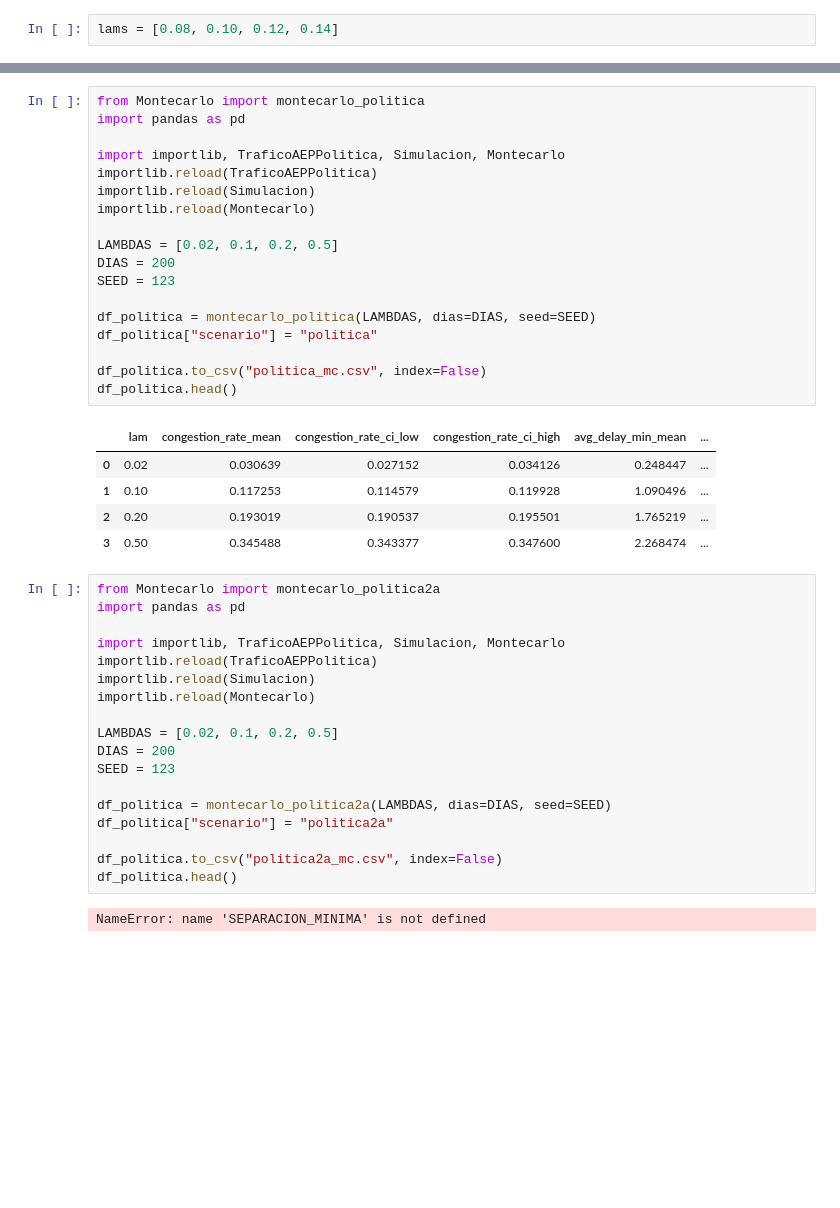
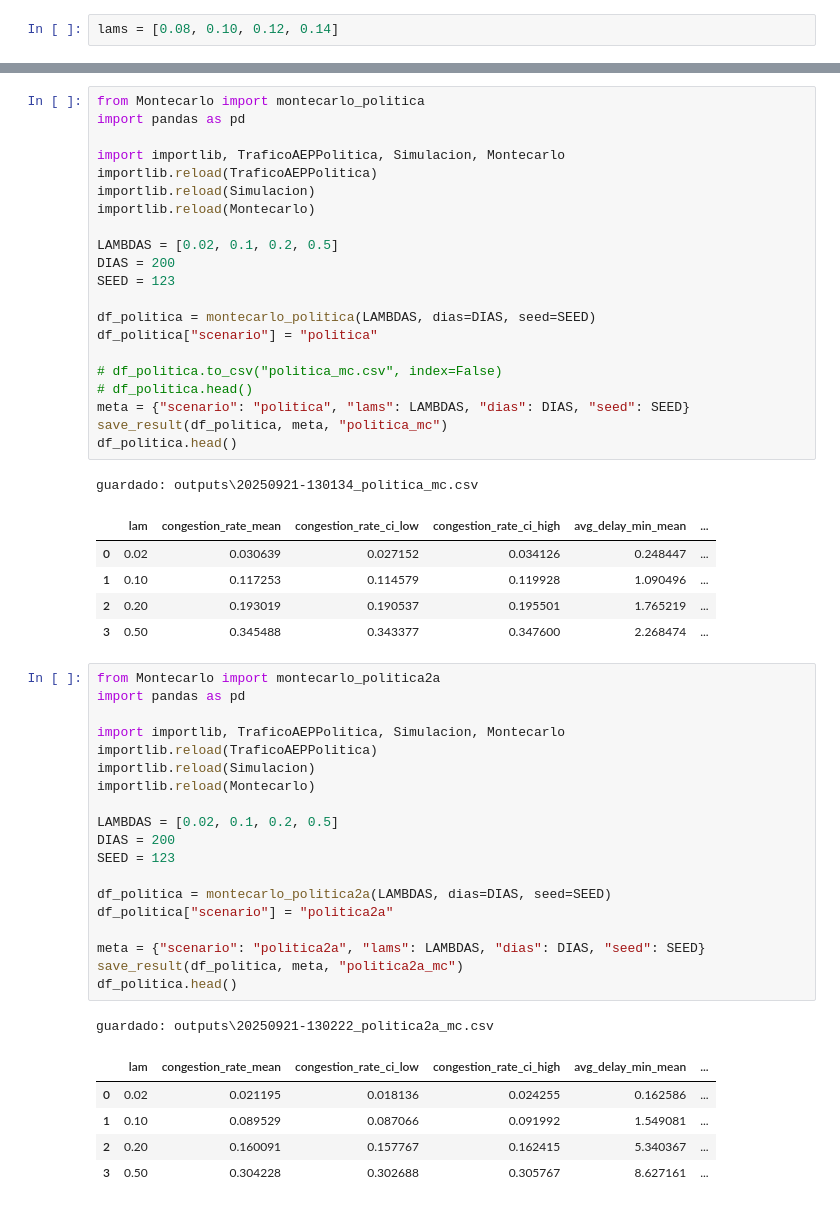
Before and after one commit to belenchen1/tp1-ACN, a Jupyter notebook: tp-nuevo/Experimentos.ipynb, the cells around one changed output, grey strips where cells are left out. Saved outputs shown, nothing was run; the diff lists cells and outputs as text; blank space fills up the shorter version.

Commit message:
experimentos politicas 2a-b

```diff
--- a/tp-nuevo/Experimentos.ipynb
+++ b/tp-nuevo/Experimentos.ipynb
@@ -199,9 +199,13 @@ SEED = 123
 df_politica = montecarlo_politica(LAMBDAS, dias=DIAS, seed=SEED)
 df_politica["scenario"] = "politica"
 
-df_politica.to_csv("politica_mc.csv", index=False)
+# df_politica.to_csv("politica_mc.csv", index=False)
+# df_politica.head()
+meta = {"scenario": "politica", "lams": LAMBDAS, "dias": DIAS, "seed": SEED}
+save_result(df_politica, meta, "politica_mc")
 df_politica.head()
 # %% [output]
+guardado: outputs\20250921-130134_politica_mc.csv
 |  | lam | congestion_rate_mean | congestion_rate_ci_low | congestion_rate_ci_high | avg_delay_min_mean | ... |
 | 0 | 0.02 | 0.030639 | 0.027152 | 0.034126 | 0.248447 | ... |
 | 1 | 0.10 | 0.117253 | 0.114579 | 0.119928 | 1.090496 | ... |
@@ -210,23 +214,29 @@ df_politica.head()
 # %%
 from Montecarlo import montecarlo_politica2a
 import pandas as pd
 
 import importlib, TraficoAEPPolitica, Simulacion, Montecarlo
 importlib.reload(TraficoAEPPolitica)
 importlib.reload(Simulacion)
 importlib.reload(Montecarlo)
 
 LAMBDAS = [0.02, 0.1, 0.2, 0.5]
 DIAS = 200
 SEED = 123
 
 df_politica = montecarlo_politica2a(LAMBDAS, dias=DIAS, seed=SEED)
 df_politica["scenario"] = "politica2a"
 
-df_politica.to_csv("politica2a_mc.csv", index=False)
+meta = {"scenario": "politica2a", "lams": LAMBDAS, "dias": DIAS, "seed": SEED}
+save_result(df_politica, meta, "politica2a_mc")
 df_politica.head()
 # %% [output]
-NameError: name 'SEPARACION_MINIMA' is not defined
+guardado: outputs\20250921-130222_politica2a_mc.csv
+|  | lam | congestion_rate_mean | congestion_rate_ci_low | congestion_rate_ci_high | avg_delay_min_mean | ... |
+| 0 | 0.02 | 0.021195 | 0.018136 | 0.024255 | 0.162586 | ... |
+| 1 | 0.10 | 0.089529 | 0.087066 | 0.091992 | 1.549081 | ... |
+| 2 | 0.20 | 0.160091 | 0.157767 | 0.162415 | 5.340367 | ... |
+| 3 | 0.50 | 0.304228 | 0.302688 | 0.305767 | 8.627161 | ... |
 # %%
 from Montecarlo import montecarlo_politica2b
 import pandas as pd
```
Also changed, not shown: parts of 4 cells of this notebook, 13 other files.
